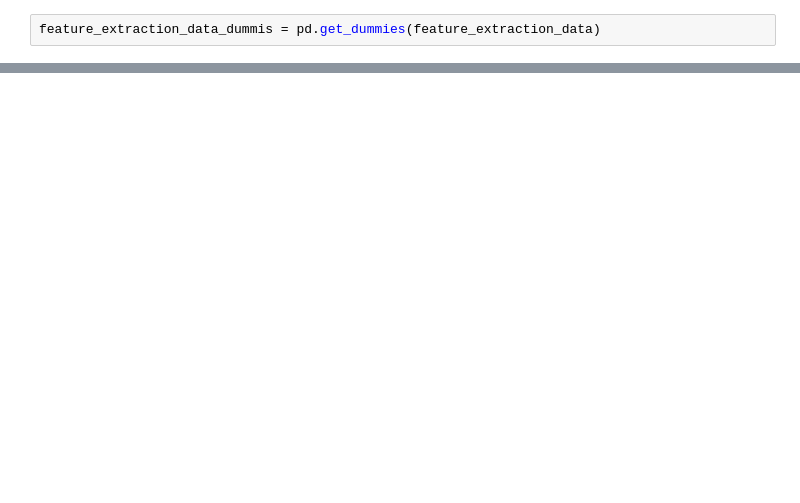
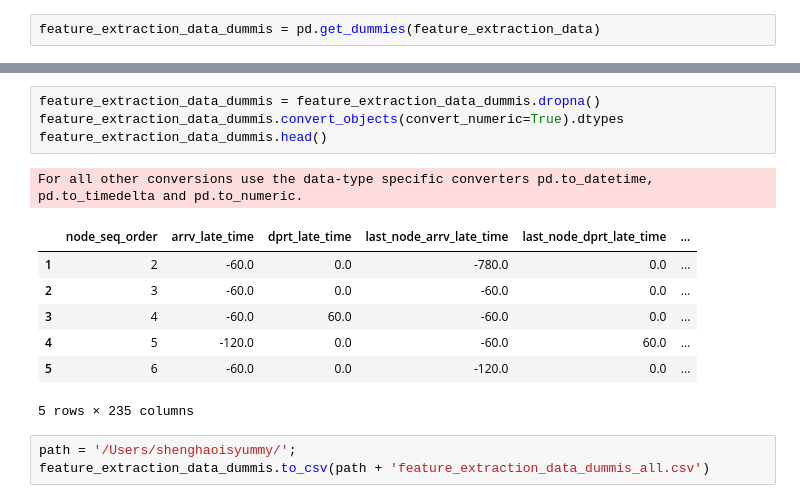
Before and after one commit to ShenghaoisYummy/Predicting-train-arrv-time, a Jupyter notebook: Jupyter/One-hot encoding.ipynb, the cells around one changed output, grey strips where cells are left out. Cells and saved outputs as stored; diff of their text form; blank space fills up the shorter version.

```diff
--- a/Jupyter/One-hot encoding.ipynb
+++ b/Jupyter/One-hot encoding.ipynb
@@ -81,0 +75,16 @@ memory usage: 16.1 MB
+# %%
+feature_extraction_data_dummis = feature_extraction_data_dummis.dropna()
+feature_extraction_data_dummis.convert_objects(convert_numeric=True).dtypes
+feature_extraction_data_dummis.head()
+# %% [output]
+For all other conversions use the data-type specific converters pd.to_datetime, pd.to_timedelta and pd.to_numeric.
+|  | node_seq_order | arrv_late_time | dprt_late_time | last_node_arrv_late_time | last_node_dprt_late_time | ... |
+| 1 | 2 | -60.0 | 0.0 | -780.0 | 0.0 | ... |
+| 2 | 3 | -60.0 | 0.0 | -60.0 | 0.0 | ... |
+| 3 | 4 | -60.0 | 60.0 | -60.0 | 0.0 | ... |
+| 4 | 5 | -120.0 | 0.0 | -60.0 | 60.0 | ... |
+| 5 | 6 | -60.0 | 0.0 | -120.0 | 0.0 | ... |
+5 rows × 235 columns
+# %%
+path = '/Users/shenghaoisyummy/';
+feature_extraction_data_dummis.to_csv(path + 'feature_extraction_data_dummis_all.csv')
```
Also changed, not shown: parts of 5 cells of this notebook, 12 other files.
